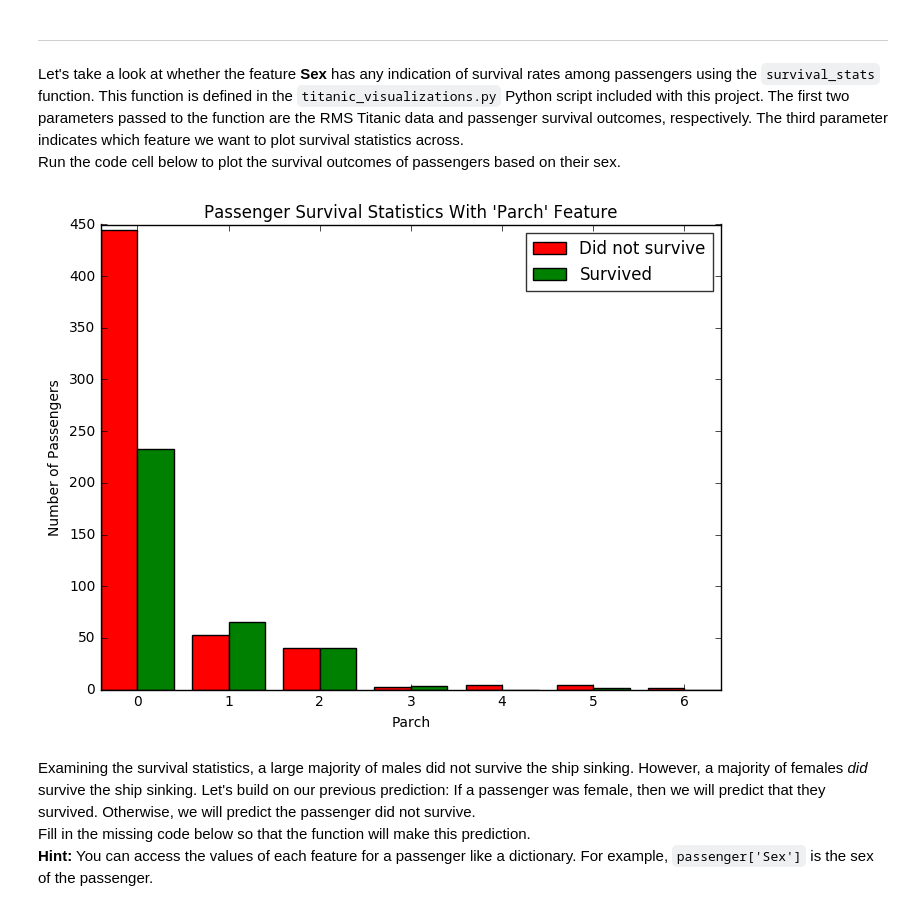
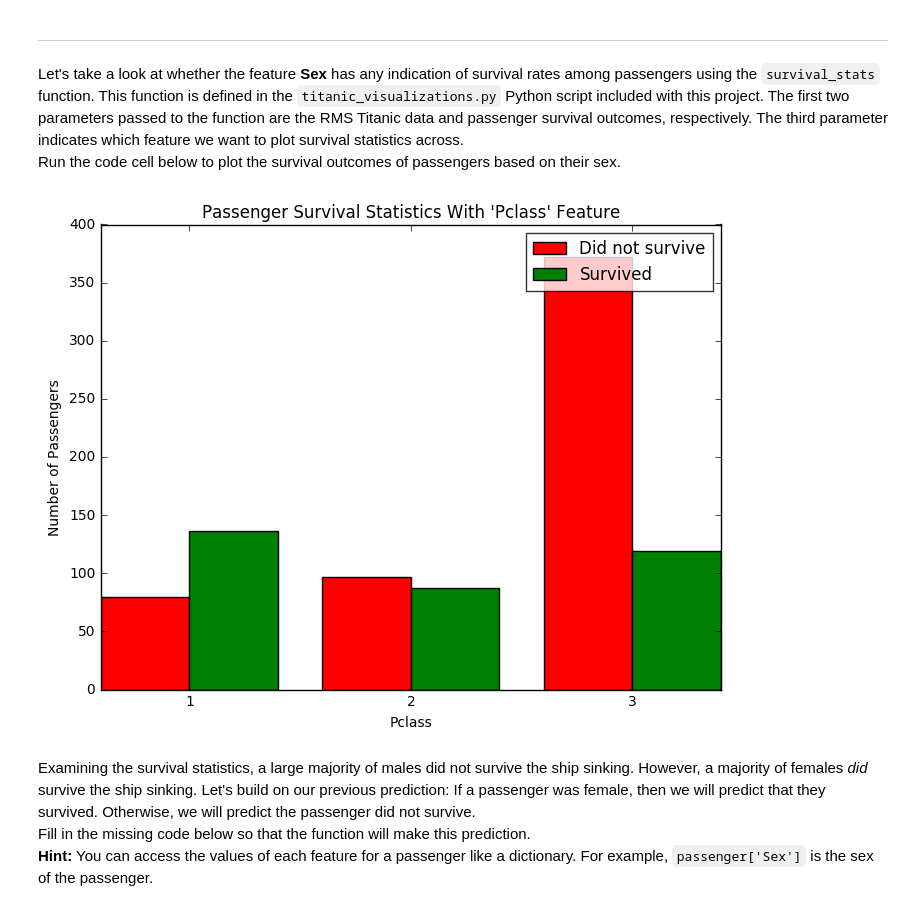
Before and after one commit to zxu32/machine-learning, a Jupyter notebook: projects/titanic_survival_exploration/titanic_survival_exploration.ipynb, the cells around one changed output. Drawn from its saved outputs; the diff is of its cells as text; code cells hidden in the pictures.

```diff
--- a/projects/titanic_survival_exploration/titanic_survival_exploration.ipynb
+++ b/projects/titanic_survival_exploration/titanic_survival_exploration.ipynb
@@ -147,9 +147,9 @@ Predictions have an accuracy of 61.62%.
 Let's take a look at whether the feature **Sex** has any indication of survival rates among passengers using the `survival_stats` function. This function is defined in the `titanic_visualizations.py` Python script included with this project. The first two parameters passed to the function are the RMS Titanic data and passenger survival outcomes, respectively. The third parameter indicates which feature we want to plot survival statistics across.
 Run the code cell below to plot the survival outcomes of passengers based on their sex.
 # %%
-vs.survival_stats(data, outcomes, 'Parch')
+vs.survival_stats(data, outcomes, 'Pclass')
 # %% [output]
-[figure, old version]
+[figure, new version]
 # %% [markdown]
 Examining the survival statistics, a large majority of males did not survive the ship sinking. However, a majority of females *did* survive the ship sinking. Let's build on our previous prediction: If a passenger was female, then we will predict that they survived. Otherwise, we will predict the passenger did not survive.
 Fill in the missing code below so that the function will make this prediction.
```
Also changed, not shown: parts of 2 cells of this notebook.
